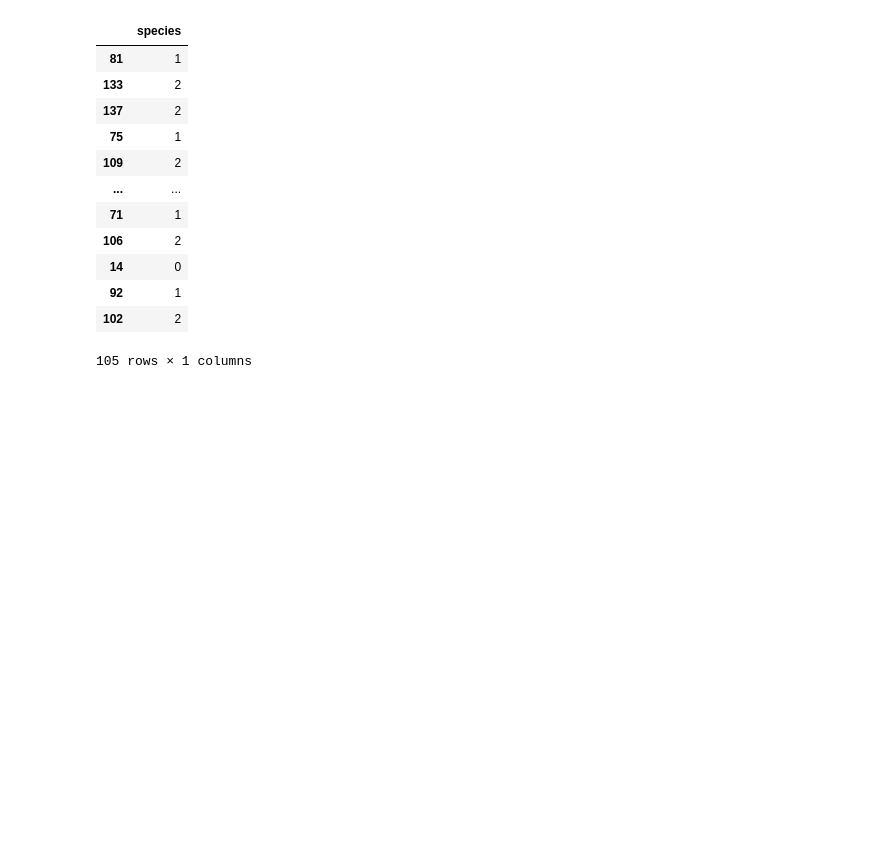
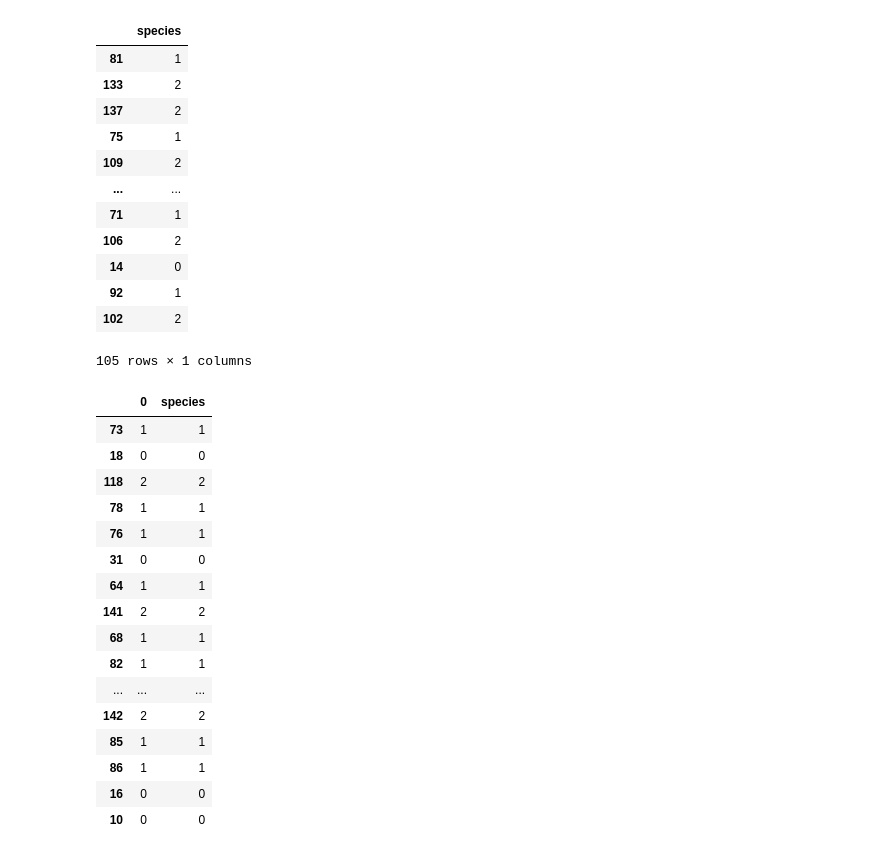
Before and after one commit to srodriguezc91/Proyecto_final_ML_V1, a Jupyter notebook: Código/primer_cuaderno.ipynb, the cells around one changed output. Saved outputs shown, nothing was run; the diff lists cells and outputs as text; code cells hidden in the pictures; blank space fills up the shorter version.

```diff
--- a/Código/primer_cuaderno.ipynb
+++ b/Código/primer_cuaderno.ipynb
@@ -458,3 +458,25 @@ y_train
 | 92 | 1 |
 | 102 | 2 |
 105 rows × 1 columns
+# %%
+y_pred_test=modelo_log.predict(X_test)
+y_pred_test=pd.DataFrame(y_pred_test,index=X_test.index)
+pd.concat([y_pred_test,y_test],axis=1)
+# %% [output]
+|  | 0 | species |
+| 73 | 1 | 1 |
+| 18 | 0 | 0 |
+| 118 | 2 | 2 |
+| 78 | 1 | 1 |
+| 76 | 1 | 1 |
+| 31 | 0 | 0 |
+| 64 | 1 | 1 |
+| 141 | 2 | 2 |
+| 68 | 1 | 1 |
+| 82 | 1 | 1 |
+| ... | ... | ... |
+| 142 | 2 | 2 |
+| 85 | 1 | 1 |
+| 86 | 1 | 1 |
+| 16 | 0 | 0 |
+| 10 | 0 | 0 |
```
Also changed, not shown: 1 other file.
